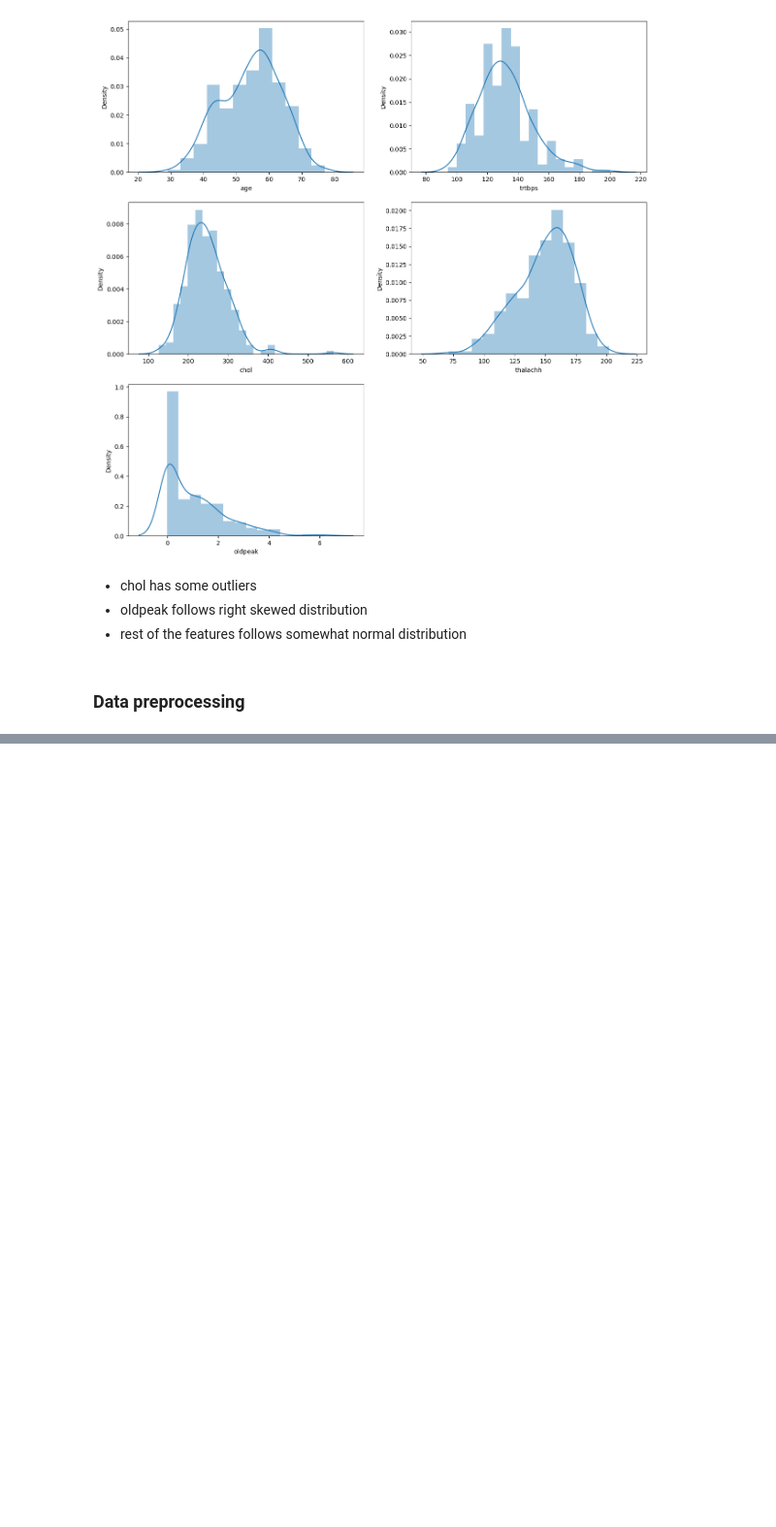
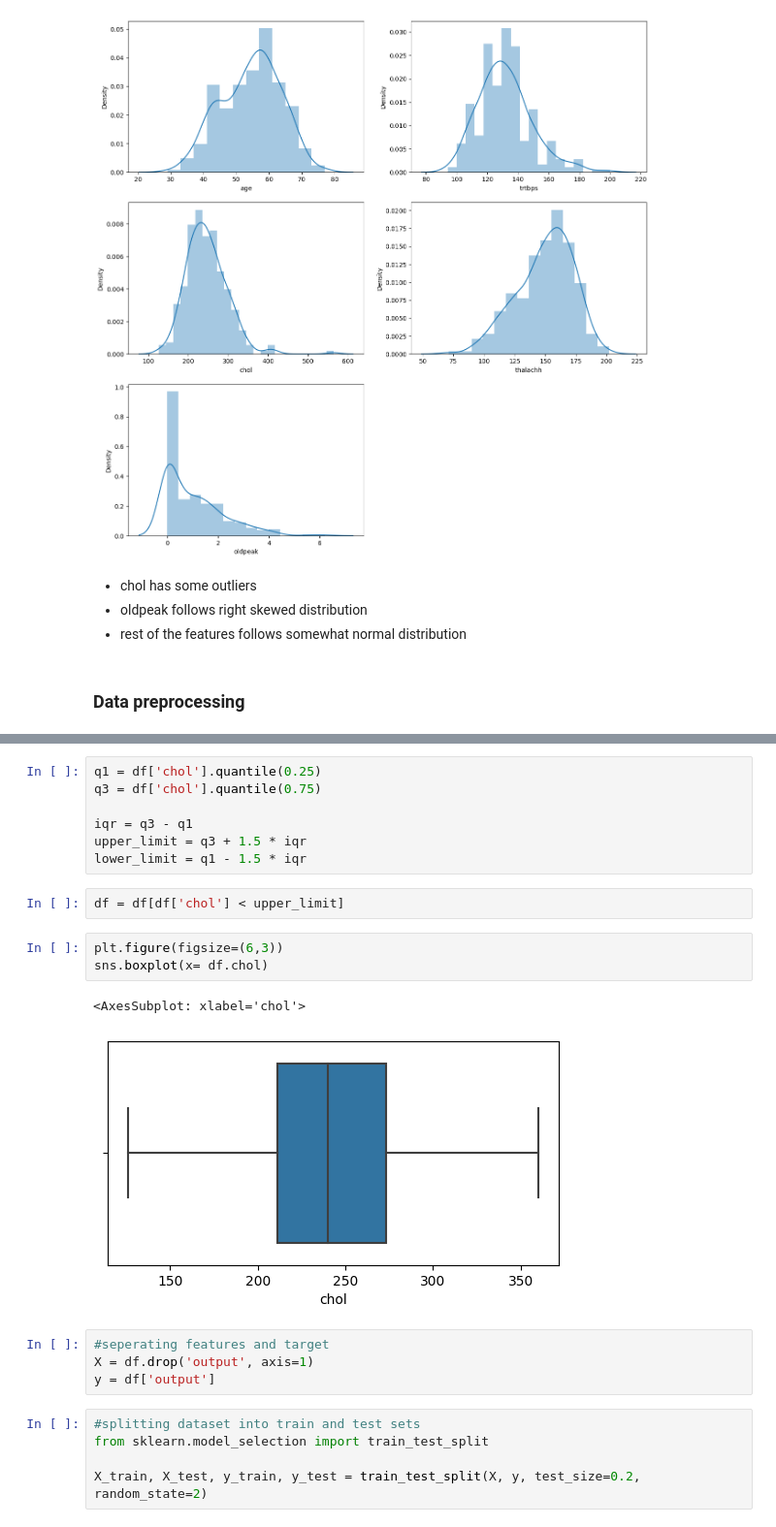
Before and after one commit to mubarakmayyeri/heart-attack-prediction, a Jupyter notebook: heart_attack_prediction.ipynb, the cells around one changed output, grey strips where cells are left out. Shown at 97% size. Saved outputs shown, nothing was run; the diff lists cells and outputs as text; blank space fills up the shorter version.

```diff
--- a/heart_attack_prediction.ipynb
+++ b/heart_attack_prediction.ipynb
@@ -119,0 +158,24 @@ for i, col in enumerate(num_feat, 1):
+# %%
+q1 = df['chol'].quantile(0.25)
+q3 = df['chol'].quantile(0.75)
+
+iqr = q3 - q1
+upper_limit = q3 + 1.5 * iqr
+lower_limit = q1 - 1.5 * iqr
+# %%
+df = df[df['chol'] < upper_limit]
+# %%
+plt.figure(figsize=(6,3))
+sns.boxplot(x= df.chol)
+# %% [output]
+<AxesSubplot: xlabel='chol'>
+[figure, added]
+# %%
+#seperating features and target
+X = df.drop('output', axis=1)
+y = df['output']
+# %%
+#splitting dataset into train and test sets
+from sklearn.model_selection import train_test_split
+
+X_train, X_test, y_train, y_test = train_test_split(X, y, test_size=0.2, random_state=2)
```
Also changed, not shown: parts of 6 cells of this notebook.
